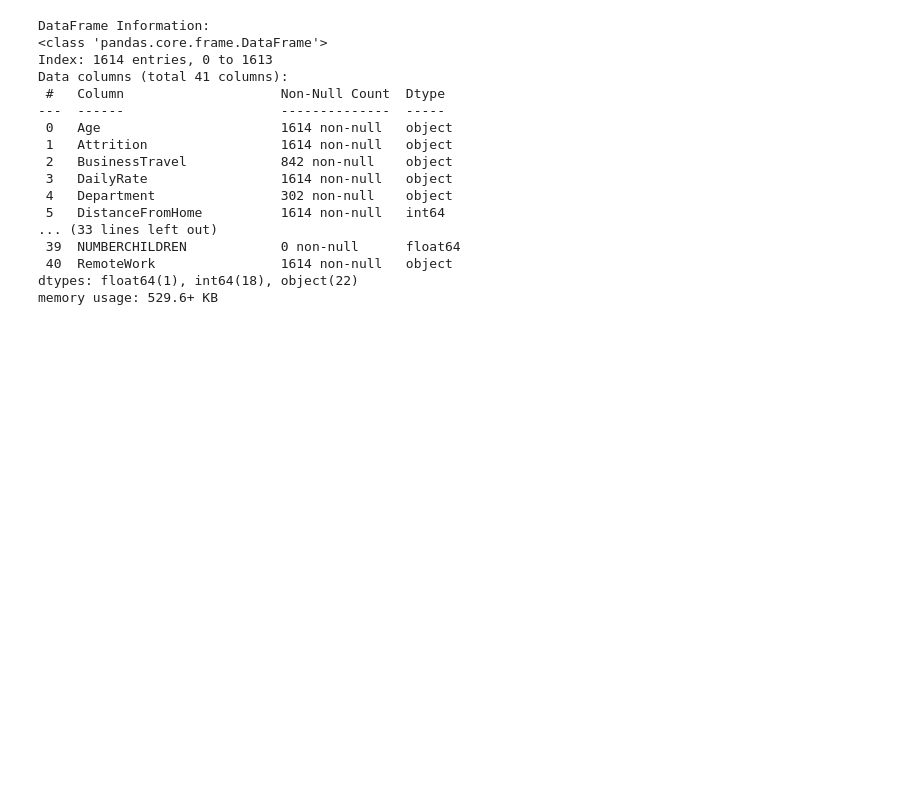
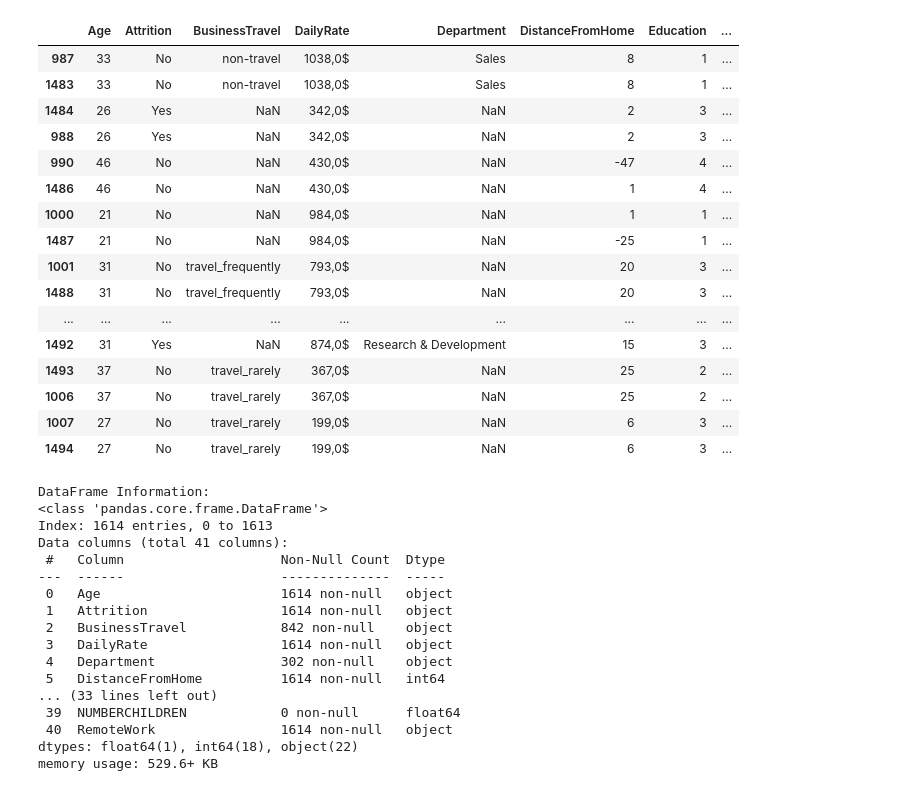
Before and after one commit to carla-caracola/people_analytics, a Jupyter notebook: Exploratory_Data_Analysis/Exploratory_Data_Analysis.ipynb, the cells around one changed output. Drawn from its saved outputs; the diff is of its cells as text; code cells hidden in the pictures; blank space fills up the shorter version.

```diff
--- a/Exploratory_Data_Analysis/Exploratory_Data_Analysis.ipynb
+++ b/Exploratory_Data_Analysis/Exploratory_Data_Analysis.ipynb
@@ -10,6 +10,26 @@ from auto_eda import AutoEDA
 pd.set_option('display.max_columns', None)
 pd.set_option('display.max_colwidth', None)
 # pd.set_option('display.max_rows', None)
+# %%
+df.loc[df['employeenumber'].duplicated(keep=False), :].sort_values(by='employeenumber').head(20)
+# %% [output]
+|  | Age | Attrition | BusinessTravel | DailyRate | Department | DistanceFromHome | Education | ... |
+| 987 | 33 | No | non-travel | 1038,0$ | Sales | 8 | 1 | ... |
+| 1483 | 33 | No | non-travel | 1038,0$ | Sales | 8 | 1 | ... |
+| 1484 | 26 | Yes | NaN | 342,0$ | NaN | 2 | 3 | ... |
+| 988 | 26 | Yes | NaN | 342,0$ | NaN | 2 | 3 | ... |
+| 990 | 46 | No | NaN | 430,0$ | NaN | -47 | 4 | ... |
+| 1486 | 46 | No | NaN | 430,0$ | NaN | 1 | 4 | ... |
+| 1000 | 21 | No | NaN | 984,0$ | NaN | 1 | 1 | ... |
+| 1487 | 21 | No | NaN | 984,0$ | NaN | -25 | 1 | ... |
+| 1001 | 31 | No | travel_frequently | 793,0$ | NaN | 20 | 3 | ... |
+| 1488 | 31 | No | travel_frequently | 793,0$ | NaN | 20 | 3 | ... |
+| ... | ... | ... | ... | ... | ... | ... | ... | ... |
+| 1492 | 31 | Yes | NaN | 874,0$ | Research & Development | 15 | 3 | ... |
+| 1493 | 37 | No | travel_rarely | 367,0$ | NaN | 25 | 2 | ... |
+| 1006 | 37 | No | travel_rarely | 367,0$ | NaN | 25 | 2 | ... |
+| 1007 | 27 | No | travel_rarely | 199,0$ | NaN | 6 | 3 | ... |
+| 1494 | 27 | No | travel_rarely | 199,0$ | NaN | 6 | 3 | ... |
 # %%
 eda = AutoEDA()
 df = eda.read_file('HR RAW DATA.csv')
```
Also changed, not shown: parts of 2 cells of this notebook, 1 other file.
